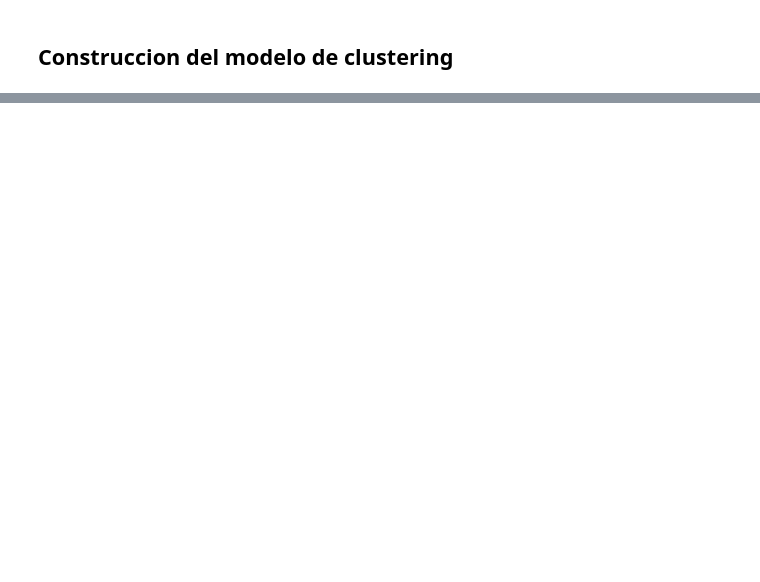
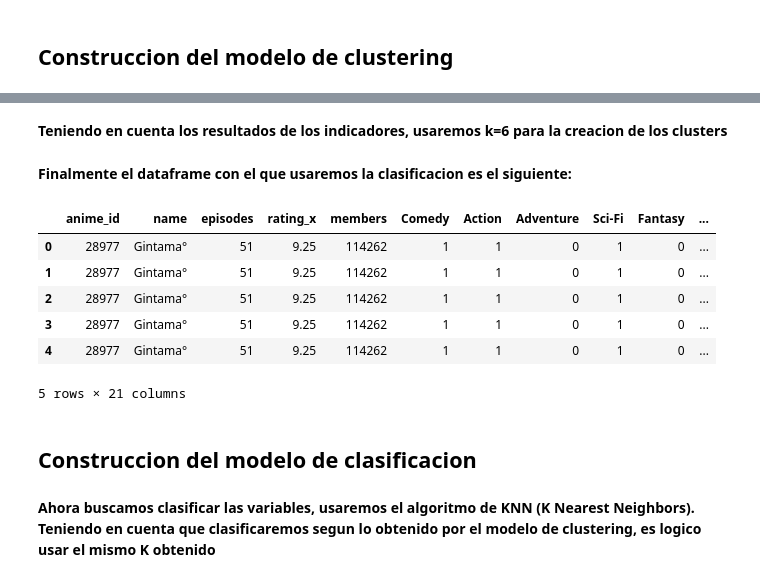
Before and after one commit to 1KVueltasAlCampo/AI-anime-recomendation, a Jupyter notebook: 2daEntrega/Codigo/EDARecomendacionAnime.ipynb, the cells around one changed output, grey strips where cells are left out. Saved outputs shown, nothing was run; the diff lists cells and outputs as text; code cells hidden in the pictures; blank space fills up the shorter version.

```diff
--- a/2daEntrega/Codigo/EDARecomendacionAnime.ipynb
+++ b/2daEntrega/Codigo/EDARecomendacionAnime.ipynb
@@ -243,14 +303,14 @@ df_series_norm[features] = scaler.fit_transform(df_series_norm) #Ajustamos y tra
 #-------------------------------------------------------------------------------
 #-------------------------------------------------------------------------------
 
-kmin              = 1           #Límite inferior para explorar el número de grupos.
-kmax              = 10          #Límite superior para explorar el número de grupos.
+kmin              = 1          #Límite inferior para explorar el número de grupos.
+kmax              = 20          #Límite superior para explorar el número de grupos.
 init              ='k-means++'  #Se define el método de inicialización. Otra opción válida es 'random'.
 n_init            = 10          #Número de inicializaciones aleatorias. Al final scikit learn escoge aquel con la menor inercia
                                 #(i.e.: suma de cuadrados de distancias de cada punto a su centroide respectivo dentro de cada grupo, para todos los puntos).
                                 #https://scikit-learn.org/stable/modules/clustering.html
 max_iter          = 300         #Número MÁXIMO de iteraciones para una sola ejecución.
-random_seed       = 42          #Semilla aleatoria. Permite obtener los mismos resultados en cada ejecución.
+random_seed       = 76          #Semilla aleatoria. Permite obtener los mismos resultados en cada ejecución.
 # %%
 df_x_norm = df_series_norm
 # Vamos a dividir los datos en un conjunto de entrenamiento y un conjunto de pruebas.
@@ -313,7 +395,9 @@ for metric in ["distortion", "silhouette", "calinski_harabasz"]:  #Itere sobre l
+# %% [markdown]
+**Teniendo en cuenta los resultados de los indicadores, usaremos k=6 para la creacion de los clusters**
 # %%
 #K-means
 #-------------------------------------------------------------------------------
-k = 3  #Número de grupos que se escogió después del análisis previo.
+k = 6  #Número de grupos que se escogió después del análisis previo.
 
 #Ahora se instancia el objeto para utilizar el agrupamiento con k-means.
 #Para ver todas los opciones del constructor, consulte: https://scikit-learn.org/stable/modules/generated/sklearn.cluster.KMeans.html
@@ -327,7 +411,23 @@ kmeans = KMeans(n_clusters   = k,            #Se define el número de grupos.
 
 #Hagamos el ajuste (i.e.: encontremos los centroides).
 kmeans.fit(df_x_train)
+predict = kmeans.predict(df_series_norm)
 
-#Revisemos los centroides de cada grupo.
-centroides = kmeans.cluster_centers_
-print('Centroides:', centroides)
+df_series['Classification'] = pd.Series(predict, index=df_series_norm.index)
+# %% [markdown]
+**Finalmente el dataframe con el que usaremos la clasificacion es el siguiente:**
+# %%
+df_final = pd.merge(df_series, dfRating, how='inner', left_on = 'anime_id', right_on = 'anime_id')
+df_final.head()
+# %% [output]
+|  | anime_id | name | episodes | rating_x | members | Comedy | Action | Adventure | Sci-Fi | Fantasy | ... |
+| 0 | 28977 | Gintama° | 51 | 9.25 | 114262 | 1 | 1 | 0 | 1 | 0 | ... |
+| 1 | 28977 | Gintama° | 51 | 9.25 | 114262 | 1 | 1 | 0 | 1 | 0 | ... |
+| 2 | 28977 | Gintama° | 51 | 9.25 | 114262 | 1 | 1 | 0 | 1 | 0 | ... |
+| 3 | 28977 | Gintama° | 51 | 9.25 | 114262 | 1 | 1 | 0 | 1 | 0 | ... |
+| 4 | 28977 | Gintama° | 51 | 9.25 | 114262 | 1 | 1 | 0 | 1 | 0 | ... |
+5 rows × 21 columns
+# %% [markdown]
+## Construccion del modelo de clasificacion
+# %% [markdown]
+**Ahora buscamos clasificar las variables, usaremos el algoritmo de KNN (K Nearest Neighbors). Teniendo en cuenta que clasificaremos segun lo obtenido por el modelo de clustering, es logico usar el mismo K obtenido**
```
Also changed, not shown: parts of 51 cells of this notebook.
